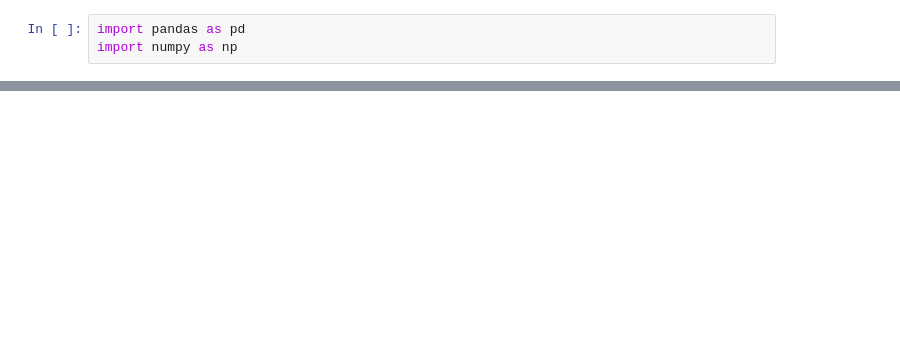
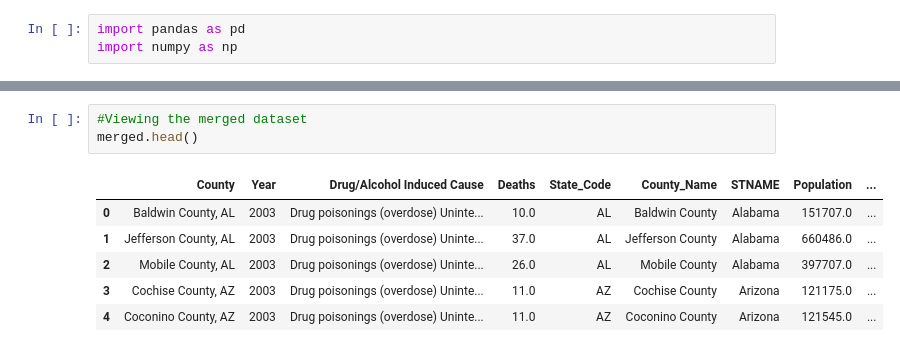
Before and after one commit to MIDS-at-Duke/pds2021-opioids-team-2-ids720, a Jupyter notebook: 10_code/pop_death_merge.ipynb, the cells around one changed output, grey strips where cells are left out. Cells and saved outputs as stored; diff of their text form; blank space fills up the shorter version.

```diff
--- a/10_code/pop_death_merge.ipynb
+++ b/10_code/pop_death_merge.ipynb
@@ -108,0 +107,10 @@ KeyError: ['CTYNAME', 'State_Code']
+# %%
+#Viewing the merged dataset
+merged.head()
+# %% [output]
+|  | County | Year | Drug/Alcohol Induced Cause | Deaths | State_Code | County_Name | STNAME | Population | ... |
+| 0 | Baldwin County, AL | 2003 | Drug poisonings (overdose) Uninte... | 10.0 | AL | Baldwin County | Alabama | 151707.0 | ... |
+| 1 | Jefferson County, AL | 2003 | Drug poisonings (overdose) Uninte... | 37.0 | AL | Jefferson County | Alabama | 660486.0 | ... |
+| 2 | Mobile County, AL | 2003 | Drug poisonings (overdose) Uninte... | 26.0 | AL | Mobile County | Alabama | 397707.0 | ... |
+| 3 | Cochise County, AZ | 2003 | Drug poisonings (overdose) Uninte... | 11.0 | AZ | Cochise County | Arizona | 121175.0 | ... |
+| 4 | Coconino County, AZ | 2003 | Drug poisonings (overdose) Uninte... | 11.0 | AZ | Coconino County | Arizona | 121545.0 | ... |
```
Also changed, not shown: parts of 27 cells of this notebook, 4 other files.
